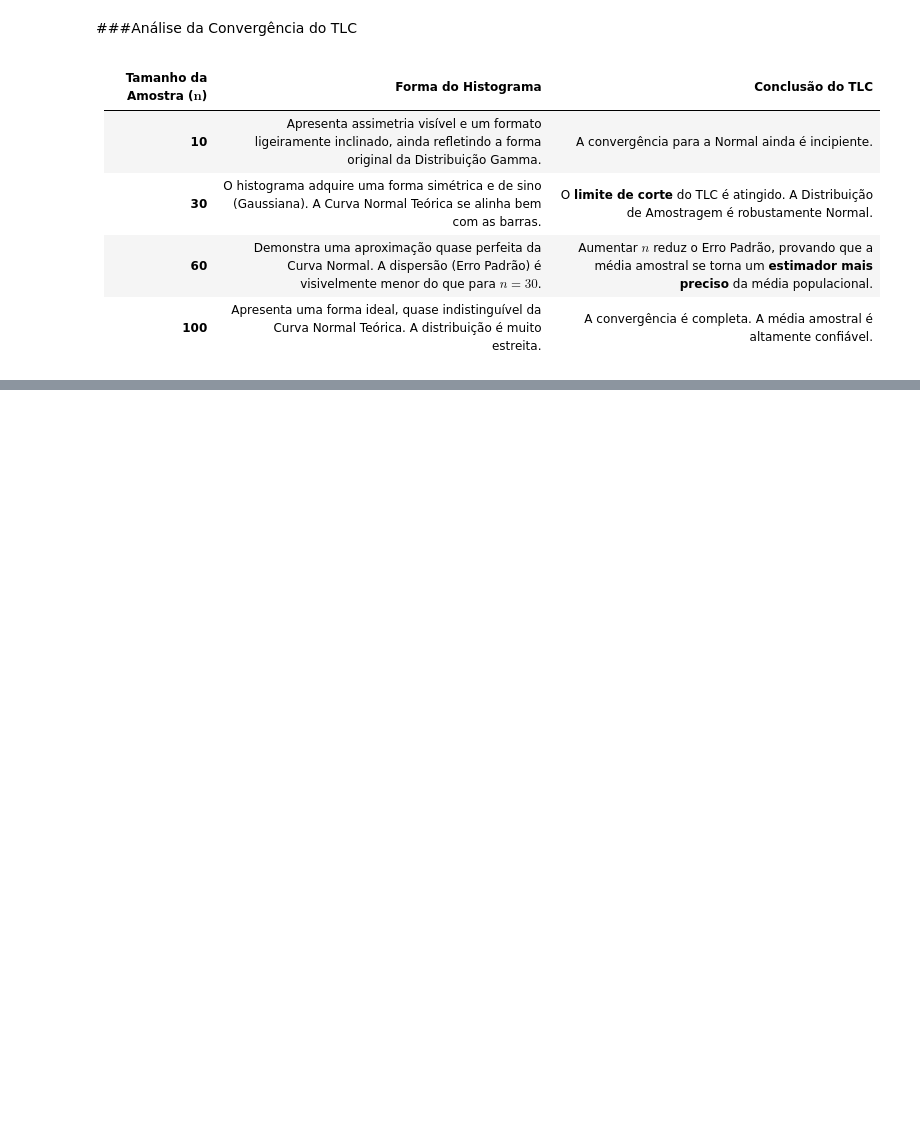
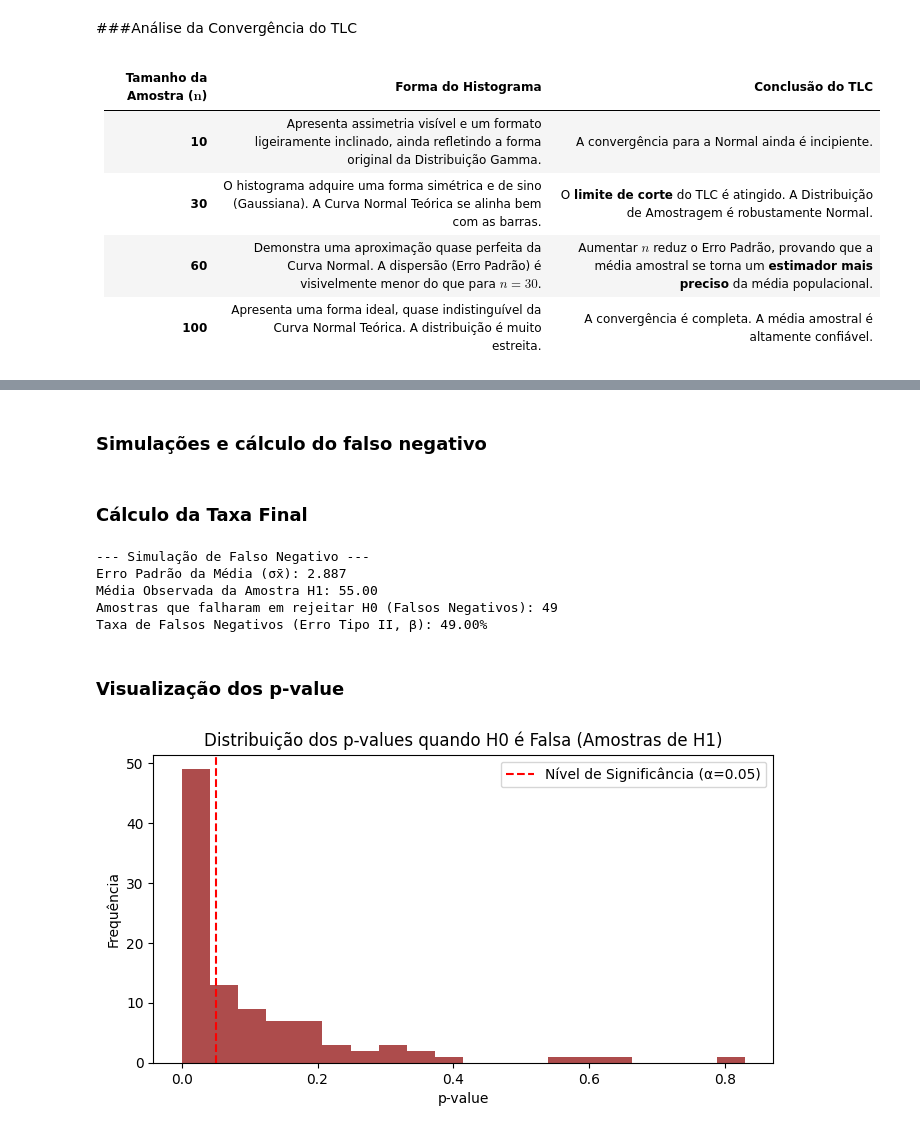
Before and after one commit to KevinWashington/SILLM_Atividade_1, a Jupyter notebook: Atividade_1_Zscore_Binomial.ipynb, the cells around one changed output, grey strips where cells are left out. Cells and saved outputs as stored; diff of their text form; code cells hidden in the pictures; blank space fills up the shorter version.

Commit message:
finalizado parte 2

```diff
--- a/Atividade_1_Zscore_Binomial.ipynb
+++ b/Atividade_1_Zscore_Binomial.ipynb
@@ -468,0 +515,3 @@ plt.show()
+# %%
+Z_score = (X_OBSERVADO - MU_0) / SIGMA
+print(f"Z-SCORE: {Z_score:.2f}")
@@ -468,0 +526,5 @@ plt.show()
+# %%
+prob_cauda_superior = 1 - norm.cdf(Z_score)
+p_value = 2 * prob_cauda_superior
+
+print(f"P-VALUE: {p_value:.4f}")
@@ -468,0 +607,45 @@ plt.show()
+# %% [markdown]
+### Simulações e cálculo do falso negativo
+# %%
+falsos_negativos = 0
+todos_p_values = []
+
+amostras_h1_valores = norm.rvs(loc=MU_1, scale=SIGMA, size=(N_SIMULACOES, N_AMOSTRA))
+
+for amostra in amostras_h1_valores:
+    media_amostra = np.mean(amostra)
+    Z_score = (media_amostra - MU_0) / ERRO_PADRAO
+    p_value = 1 - norm.cdf(Z_score)
+
+    todos_p_values.append(p_value)
+    if p_value > ALPHA:
+        falsos_negativos += 1
+# %% [markdown]
+### Cálculo da Taxa Final
+# %%
+taxa_falso_negativo = (falsos_negativos / N_SIMULACOES) * 100
+
+print(f"\n--- Simulação de Falso Negativo ---")
+print(f"Erro Padrão da Média (σx̄): {ERRO_PADRAO:.3f}")
+print(f"Média Observada da Amostra H1: {np.mean(amostras_h1_valores):.2f}")
+print(f"Amostras que falharam em rejeitar H0 (Falsos Negativos): {falsos_negativos}")
+print(f"Taxa de Falsos Negativos (Erro Tipo II, β): {taxa_falso_negativo:.2f}%")
+# %% [output]
+--- Simulação de Falso Negativo ---
+Erro Padrão da Média (σx̄): 2.887
+Média Observada da Amostra H1: 55.00
+Amostras que falharam em rejeitar H0 (Falsos Negativos): 49
+Taxa de Falsos Negativos (Erro Tipo II, β): 49.00%
+# %% [markdown]
+### Visualização dos p-value
+# %%
+plt.figure(figsize=(8, 4))
+plt.hist(todos_p_values, bins=20, color='darkred', alpha=0.7)
+plt.axvline(ALPHA, color='r', linestyle='--', label=f'Nível de Significância (α={ALPHA})')
+plt.title('Distribuição dos p-values quando H0 é Falsa (Amostras de H1)')
+plt.xlabel('p-value')
+plt.ylabel('Frequência')
+plt.legend()
+plt.show()
+# %% [output]
+[figure, added]
```
Also changed, not shown: parts of 25 cells of this notebook.
